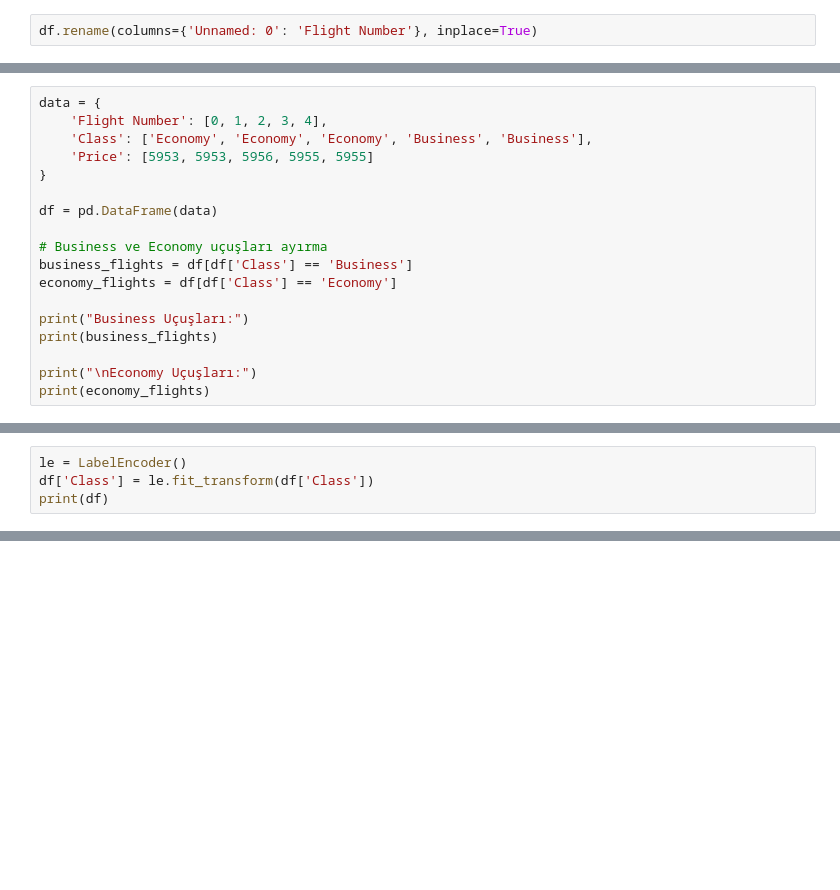
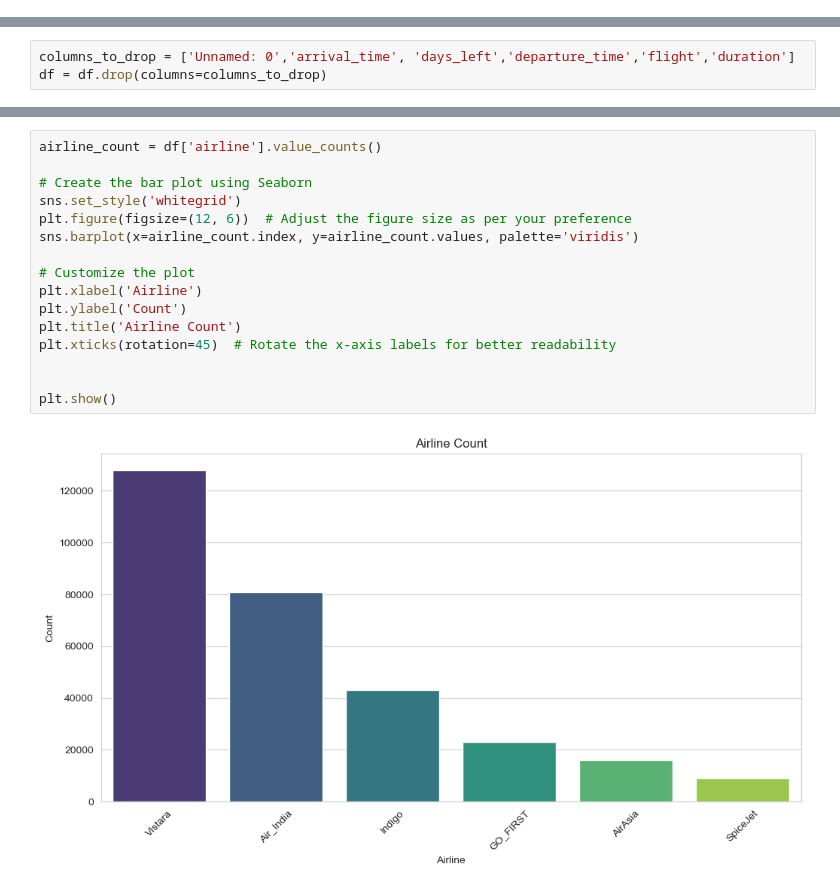
Before and after one commit to CodeFusion-General/FlightPricePrediction, a Jupyter notebook: FlightPricePrediction.ipynb, the cells around one changed output, grey strips where cells are left out. Saved outputs shown, nothing was run; the diff lists cells and outputs as text; blank space fills up the shorter version.

```diff
--- a/FlightPricePrediction.ipynb
+++ b/FlightPricePrediction.ipynb
@@ -47,5 +48,3 @@ duration: Uçuş süresi (örn. 2.17 saat).
 days_left: Uçuşa kaç gün kaldığı bilgisi (örn. 1 gün).
 
 price: Uçuşun fiyatı (örn. 5953).
-# %%
-df.rename(columns={'Unnamed: 0': 'Flight Number'}, inplace=True)
@@ -61,18 +50,0 @@ print(df)
-# %%
-data = {
-    'Flight Number': [0, 1, 2, 3, 4],
-    'Class': ['Economy', 'Economy', 'Economy', 'Business', 'Business'],
-    'Price': [5953, 5953, 5956, 5955, 5955]
-}
-
-df = pd.DataFrame(data)
-
-# Business ve Economy uçuşları ayırma
-business_flights = df[df['Class'] == 'Business']
-economy_flights = df[df['Class'] == 'Economy']
-
-print("Business Uçuşları:")
-print(business_flights)
-
-print("\nEconomy Uçuşları:")
-print(economy_flights)
@@ -90,4 +50,0 @@ Economy Uçuşları:
-# %%
-le = LabelEncoder()
-df['Class'] = le.fit_transform(df['Class'])
-print(df)
@@ -100,0 +78,3 @@ print(df)
+# %%
+columns_to_drop = ['Unnamed: 0','arrival_time', 'days_left','departure_time','flight','duration']
+df = df.drop(columns=columns_to_drop)
@@ -100,0 +97,18 @@ print(df)
+# %%
+airline_count = df['airline'].value_counts()
+
+# Create the bar plot using Seaborn
+sns.set_style('whitegrid')
+plt.figure(figsize=(12, 6))  # Adjust the figure size as per your preference
+sns.barplot(x=airline_count.index, y=airline_count.values, palette='viridis')
+
+# Customize the plot
+plt.xlabel('Airline')
+plt.ylabel('Count')
+plt.title('Airline Count')
+plt.xticks(rotation=45)  # Rotate the x-axis labels for better readability
+
+
+plt.show()
+# %% [output]
+[figure, added]
```
Also changed, not shown: parts of 15 cells of this notebook.
